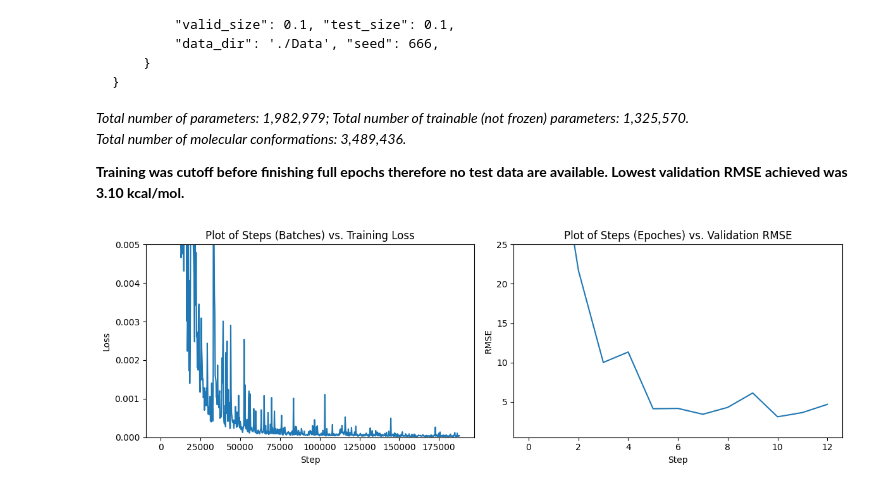
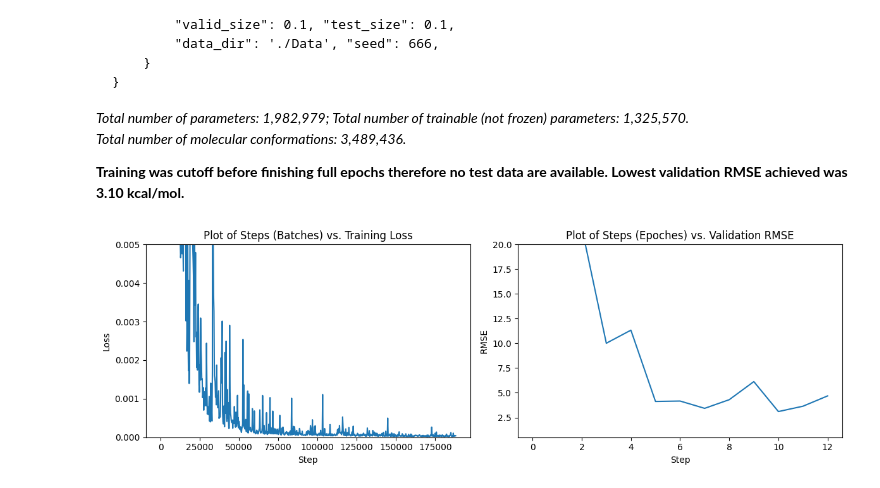
Before and after one commit to Curtis-Wu/Equivariant-Graph-Transformer, a Jupyter notebook: main.ipynb, the cells around one changed output. Cells and saved outputs as stored; diff of their text form; code cells hidden in the pictures.

````diff
--- a/main.ipynb
+++ b/main.ipynb
@@ -1114,9 +1115,9 @@ Total number of molecular conformations: 3,489,436.</i>
 <b>Training was cutoff before finishing full epochs therefore no test data are available. Lowest validation RMSE achieved was 3.10 kcal/mol.</b>
 # %%
 plot_loss("Runs_savio/Nov26_21-03-49_ani1_egtf/train_loss.csv", 0.005,
-          "Runs_savio/Nov26_21-03-49_ani1_egtf/valid_rmse.csv", 25)
+          "Runs_savio/Nov26_21-03-49_ani1_egtf/valid_rmse.csv", 20)
 # %% [output]
-[figure, old version]
+[figure, new version]
 # %% [markdown]
 ### Run 3. On subset of ANI-1 dataset for up to 6 heavy atoms without energies normalization
 ```
````
Also changed, not shown: parts of 9 cells of this notebook, 2 other files.
